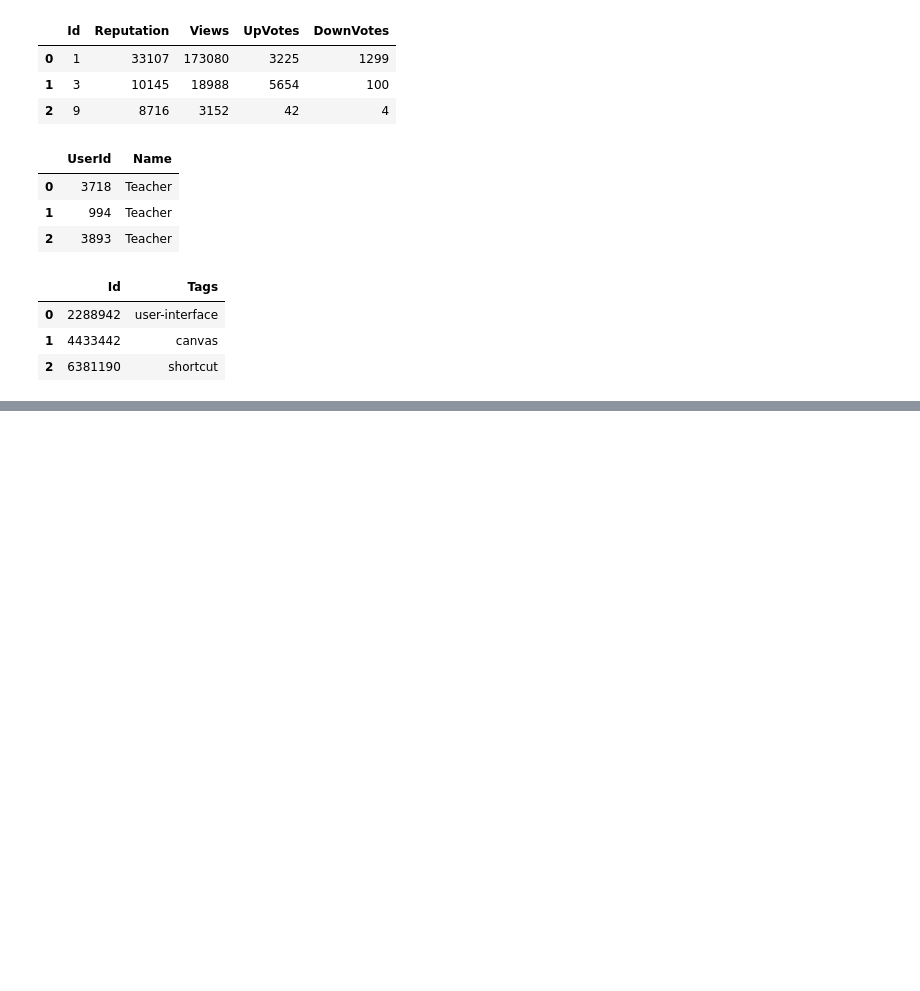
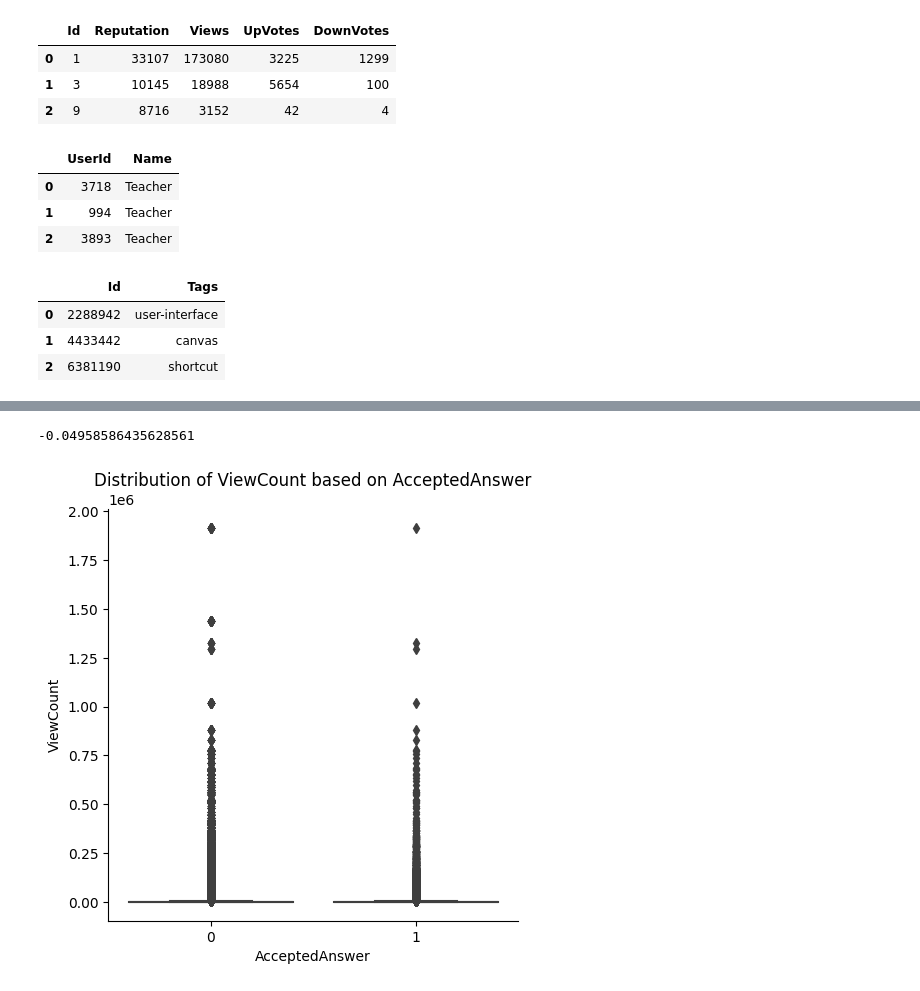
Before and after one commit to mostafa-ja/Data-Mining-fall-2023, a Jupyter notebook: Data_Mining2.ipynb, the cells around one changed output, grey strips where cells are left out. Saved outputs shown, nothing was run; the diff lists cells and outputs as text; code cells hidden in the pictures; blank space fills up the shorter version.

```diff
--- a/Data_Mining2.ipynb
+++ b/Data_Mining2.ipynb
@@ -105,0 +110,3 @@ tags.head(3)
+# %%
+merged_Q_A = pd.merge(questions, Q_A, left_on='Id', right_on='QId', how='inner')
+merged_Q_A.head()
@@ -105,0 +120,15 @@ tags.head(3)
+# %%
+# Calculating the correlation between 'Column1' and 'Column2'
+correlation = merged_Q_A['accepted'].corr(merged_Q_A['ViewCount'])
+correlation
+# %% [output]
+-0.04958586435628561
+# %%
+# Using a categorical plot or boxplot to visualize 'ViewCount' based on 'accepted' values
+sns.catplot(x='accepted', y='ViewCount', data=merged_Q_A, kind='box')
+plt.title('Distribution of ViewCount based on AcceptedAnswer')
+plt.xlabel('AcceptedAnswer')
+plt.ylabel('ViewCount')
+plt.show()
+# %% [output]
+[figure, added]
```
Also changed, not shown: parts of 8 cells of this notebook.
